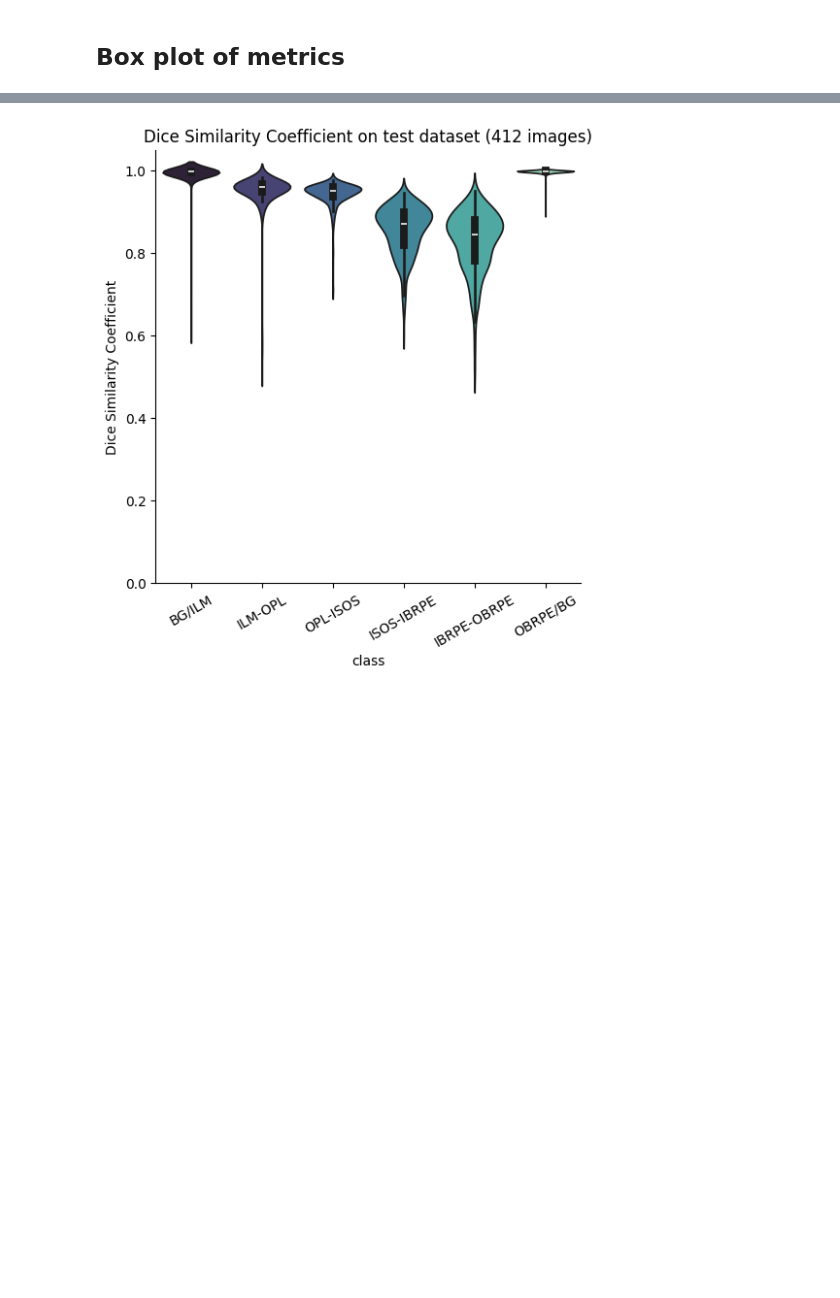
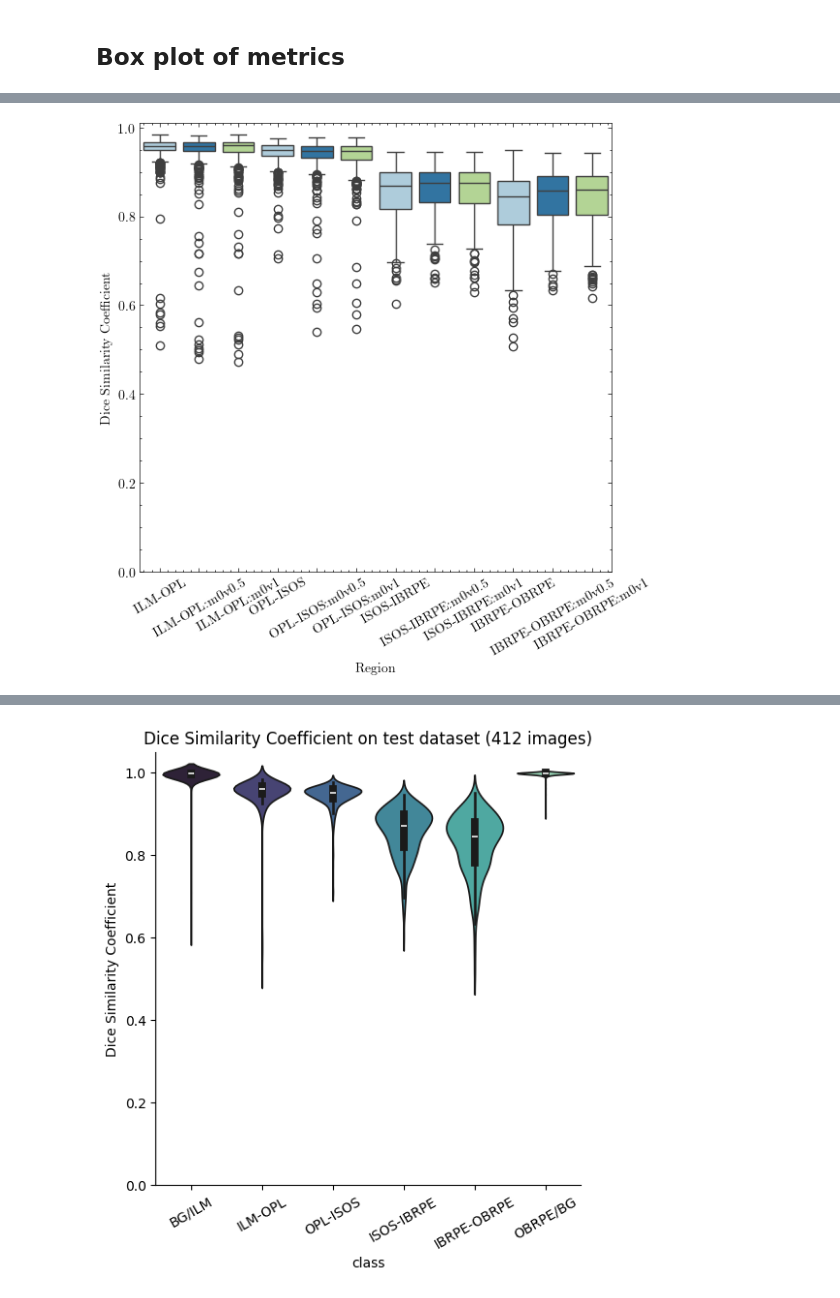
Before and after one commit to KogenNobori/Pytorch-UNet, a Jupyter notebook: visualise_analysis.ipynb, the cells around one changed output, grey strips where cells are left out. Saved outputs shown, nothing was run; the diff lists cells and outputs as text; code cells hidden in the pictures; blank space fills up the shorter version.

```diff
--- a/visualise_analysis.ipynb
+++ b/visualise_analysis.ipynb
@@ -172,0 +219,80 @@ plt.show()
+# %%
+dsc_dist_without_noise = metrics_dist('test_masks/', 'eval_outputs/test_outputs/', metric='DSC').drop(columns=['BG/ILM','OBRPE/BG'])
+dsc_dist_specklem0vp5 = metrics_dist('test_masks/', '../speckle_10p_m0v0.5/eval_outputs/test_outputs/', metric='DSC').drop(columns=['BG/ILM','OBRPE/BG'])
+dsc_dist_specklem0v1 = metrics_dist('test_masks/', '../speckle_10p_m0v1/eval_outputs/test_outputs/', metric='DSC').drop(columns=['BG/ILM','OBRPE/BG'])
+
+# rename columns
+dsc_dist_specklem0vp5.columns = ['ILM-OPL:m0v0.5','OPL-ISOS:m0v0.5','ISOS-IBRPE:m0v0.5','IBRPE-OBRPE:m0v0.5']
+dsc_dist_specklem0v1.columns = ['ILM-OPL:m0v1','OPL-ISOS:m0v1','ISOS-IBRPE:m0v1','IBRPE-OBRPE:m0v1']
+
+dataframes = [dsc_dist_without_noise, dsc_dist_specklem0vp5, dsc_dist_specklem0v1]
+
+c = 0
+
+for i in range(len(dsc_dist_specklem0vp5.columns.values)):
+  for df in dataframes:
+    colname_list = df.columns.values
+    # print('colname_list', colname_list)
+    if c==0:
+      dsc_compare = df[colname_list[i]]
+    else:
+      dsc_compare = pd.concat([dsc_compare, df[colname_list[i]]], axis=1)
+    c+=1
+
+
+
+# fs = 4
+# plt.figure(figsize=(fs,fs))
+# g = sns.boxplot(dsc_dist_without_noise, palette='mako')
+# g.set_xticklabels(g.get_xticklabels(), rotation=30)
+# plt.ylim(bottom=0)
+# plt.ylabel('Dice Similarity Coefficient')
+# plt.xlabel('Region')
+# # plt.title('Dice Similarity Coefficient on test dataset (412 images)')
+# plt.tight_layout()
+# # plt.savefig('/home/kn445/rds/hpc-work/ml-oct/figures/dsc_dist_updated.png')
+# plt.show()
+
+
+# plt.figure(figsize=(fs,fs))
+# g = sns.boxplot(dsc_dist_specklem0vp5, palette='mako')
+# g.set_xticklabels(g.get_xticklabels(), rotation=30)
+# plt.ylim(bottom=0)
+# plt.ylabel('Dice Similarity Coefficient')
+# plt.xlabel('Region')
+# # plt.title('Dice Similarity Coefficient on test dataset (412 images)')
+# plt.tight_layout()
+# # plt.savefig('/home/kn445/rds/hpc-work/ml-oct/figures/dsc_dist_updated.png')
+# plt.show()
+
+
+# plt.figure(figsize=(fs,fs))
+# g = sns.boxplot(dsc_dist_specklem0v1, palette='mako')
+# g.set_xticklabels(g.get_xticklabels(), rotation=30)
+# plt.ylim(bottom=0)
+# plt.ylabel('Dice Similarity Coefficient')
+# plt.xlabel('Region')
+# # plt.title('Dice Similarity Coefficient on test dataset (412 images)')
+# plt.tight_layout()
+# # plt.savefig('/home/kn445/rds/hpc-work/ml-oct/figures/dsc_dist_updated.png')
+# plt.show()
+
+fs=6
+
+# print(dsc_compare.columns.values)
+# color_list = ['cyan', 'magenta', 'yellow']*4
+color_list = sns.color_palette("Paired")[:3]*4
+colors = dict(zip(dsc_compare.columns.values,color_list))
+
+plt.figure(figsize=(fs,fs))
+g = sns.boxplot(dsc_compare, palette=colors)
+g.set_xticklabels(g.get_xticklabels(), rotation=30)
+plt.ylim(bottom=0)
+plt.ylabel('Dice Similarity Coefficient')
+plt.xlabel('Region')
+# plt.title('Dice Similarity Coefficient on test dataset (412 images)')
+plt.tight_layout()
+plt.savefig('/home/kn445/rds/hpc-work/ml-oct/figures/dsc_dist_comparison.png')
+plt.show()
+# %% [output]
+[figure, added]
```
Also changed, not shown: parts of 10 cells of this notebook, 3 other files.
